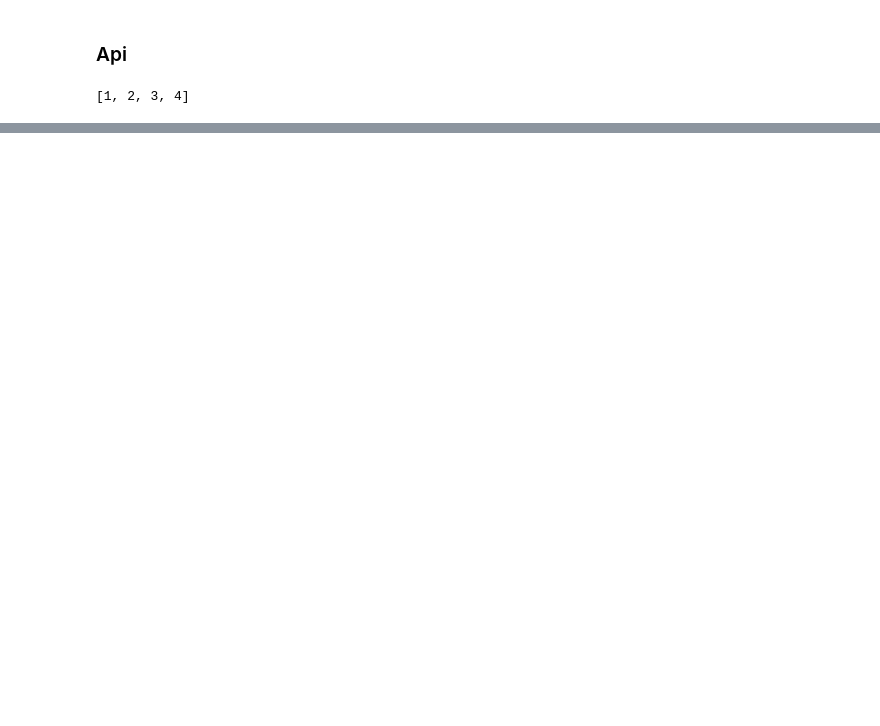
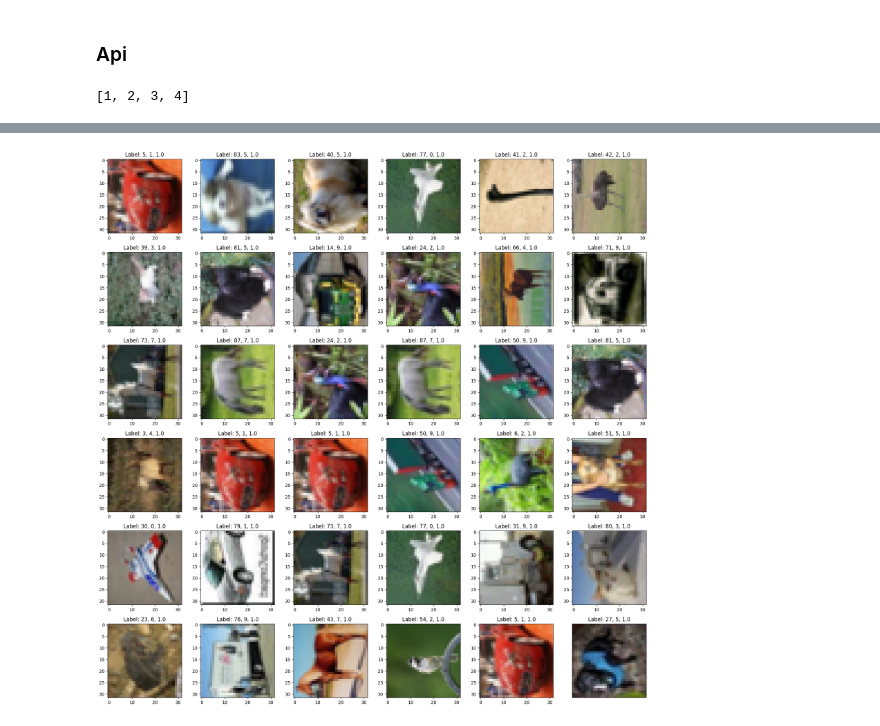
Before and after one commit to Bronomor/HashMaster, a Jupyter notebook: 6. API/Api.ipynb, the cells around one changed output, grey strips where cells are left out. Cells and saved outputs as stored; diff of their text form; code cells hidden in the pictures; blank space fills up the shorter version.

```diff
--- a/6. API/Api.ipynb
+++ b/6. API/Api.ipynb
@@ -70,0 +317,2 @@ unpickleImages([(1,2, 0.85),(3,4,0.34)])
+# %%
+model2 = nn.Sequential(resnet50, net2)
@@ -70,0 +322,4 @@ unpickleImages([(1,2, 0.85),(3,4,0.34)])
+# %%
+PATH = "../2.NeuralHashing/mainModel.pth"
+model2.load_state_dict(torch.load(PATH))
+model2 = model2.eval()
@@ -104,0 +433,14 @@ NameError: name 'cuPerceptual' is not defined
+# %%
+print(len(DUPLICATED_IMAGES2))
+print(CIFAR_IMAGES.shape)
+
+nnLSH = cuNN(8, 8,DUPLICATED_IMAGES2, len(DUPLICATED_IMAGES2))
+signatures2 = nnLSH.compute_hash()
+print(signatures2.shape)
+
+pairs4 = nnLSH.compute_candidate()
+print(len(pairs4))
+#print(pairs4[0])
+duplicates4 = nnLSH.check_candidate(pairs4)
+
+#calculate metrics
@@ -104,0 +472,33 @@ NameError: name 'cuPerceptual' is not defined
+# %%
+from matplotlib import pyplot as plt
+
+num_row = 6
+num_col = 6
+col_idx = 0
+row_idx = 0
+
+idx_start = 0;
+
+fig, axes = plt.subplots(num_row, num_col, figsize=(3*num_col,3*num_row))
+for i in range(0, num_row*num_col//2, 1):
+    if col_idx >= num_col -1:
+        col_idx = 0
+        row_idx += 1
+
+    ax = axes[row_idx, col_idx]
+    ax.imshow(CIFAR_IMAGES[duplicates4[i + idx_start ][0]].reshape(3,32,32).T)
+    ax.set_title(f"""Label: {duplicates4[i + idx_start ][0]}, {CIFAR_LABELS[duplicates4[i + idx_start ][0]]}, {duplicates4[i + idx_start][2]}""")
+
+    col_idx += 1
+    ax = axes[row_idx, col_idx]
+    ax.imshow(CIFAR_IMAGES[duplicates4[i + idx_start][1]].reshape(3,32,32).T)
+    ax.set_title(f"""Label: {duplicates4[i + idx_start][1]}, {CIFAR_LABELS[duplicates4[i + idx_start][1]]}, {duplicates4[i + idx_start][2]}""")
+    col_idx += 1
+
+plt.tight_layout()
+plt.xticks([])
+plt.yticks([])
+
+plt.show()
+# %% [output]
+[figure, added]
```
Also changed, not shown: parts of 19 cells of this notebook, 2 other files.
